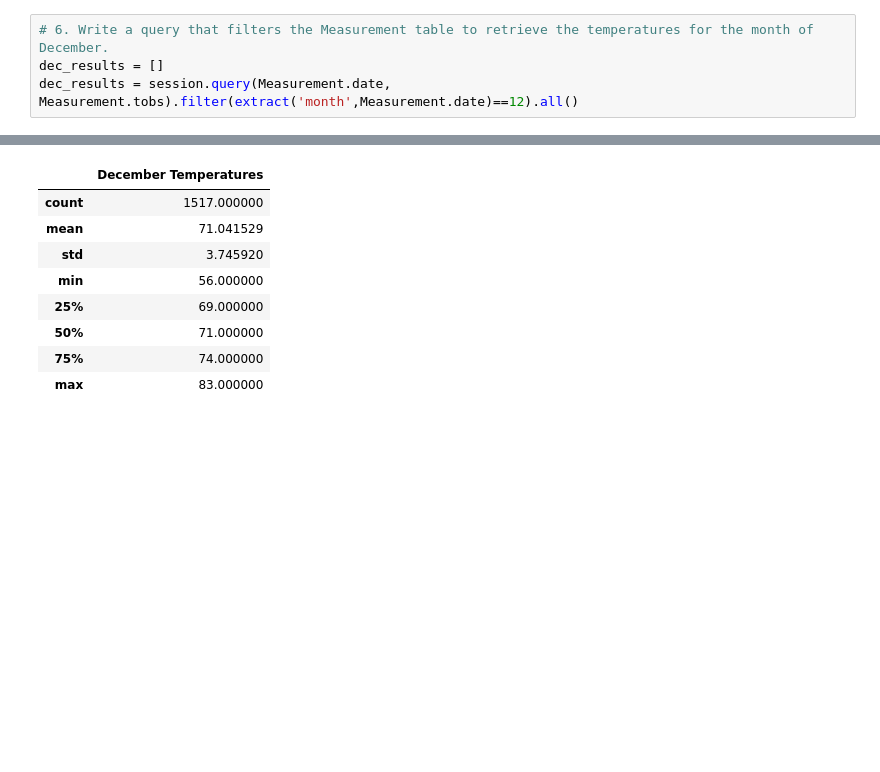
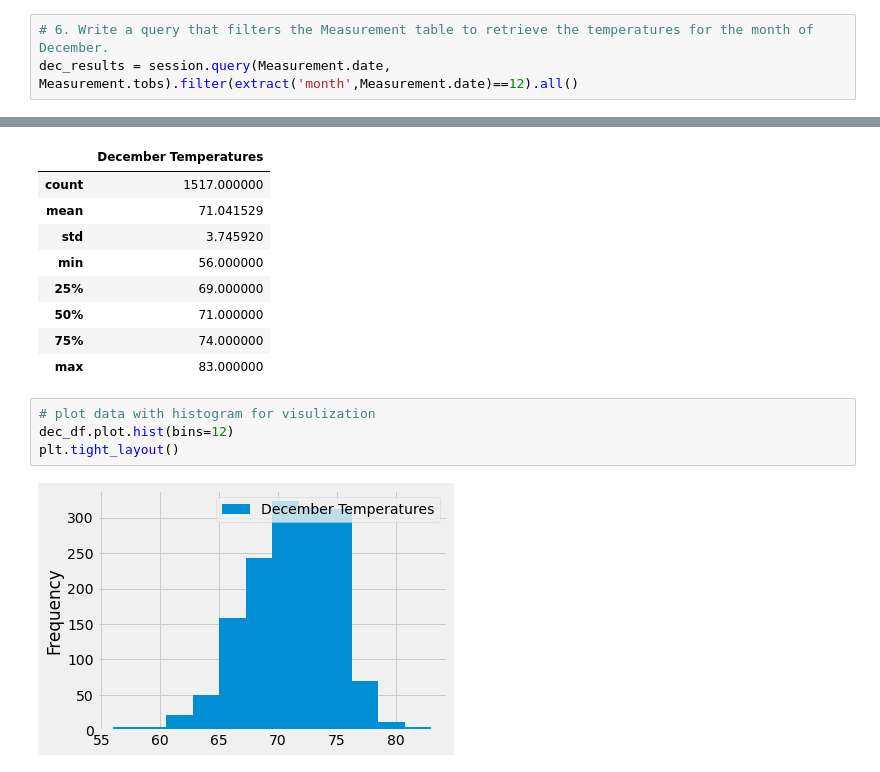
Before and after one commit to kristithrasher/Surfs_Up, a Jupyter notebook: SurfsUp_Challenge.ipynb, the cells around one changed output, grey strips where cells are left out. Saved outputs shown, nothing was run; the diff lists cells and outputs as text; blank space fills up the shorter version.

```diff
--- a/SurfsUp_Challenge.ipynb
+++ b/SurfsUp_Challenge.ipynb
@@ -56,7 +108,6 @@ june_df.describe()
 ## D2: Determine the Summary Statistics for December
 # %%
 # 6. Write a query that filters the Measurement table to retrieve the temperatures for the month of December.
-dec_results = []
 dec_results = session.query(Measurement.date, Measurement.tobs).filter(extract('month',Measurement.date)==12).all()
 # %%
 # 7. Convert the December temperatures to a list.
@@ -79,3 +147,9 @@ dec_df.describe()
 | 50% | 71.000000 |
 | 75% | 74.000000 |
 | max | 83.000000 |
+# %%
+# plot data with histogram for visulization
+dec_df.plot.hist(bins=12)
+plt.tight_layout()
+# %% [output]
+[figure, added]
```
Also changed, not shown: parts of 7 cells of this notebook, 2 other files.
